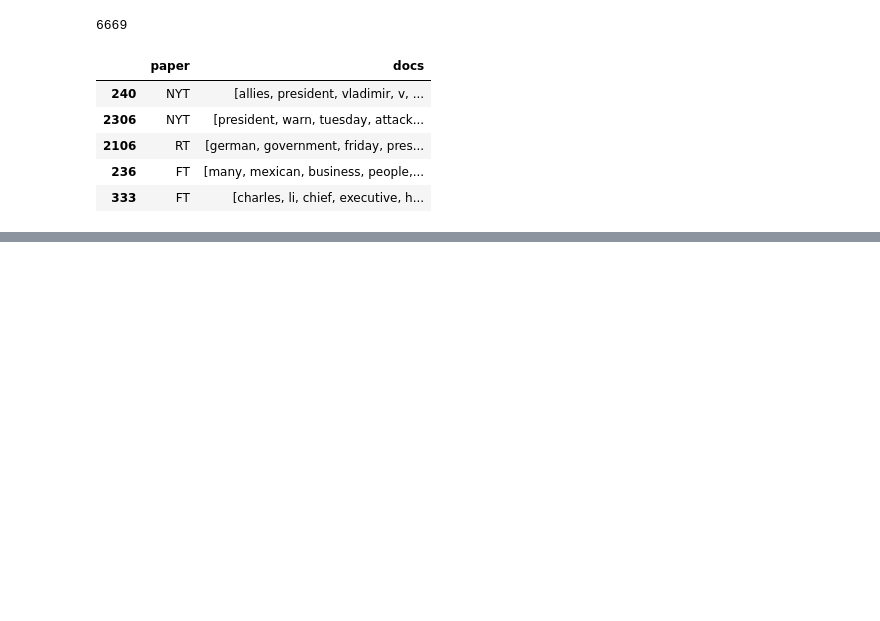
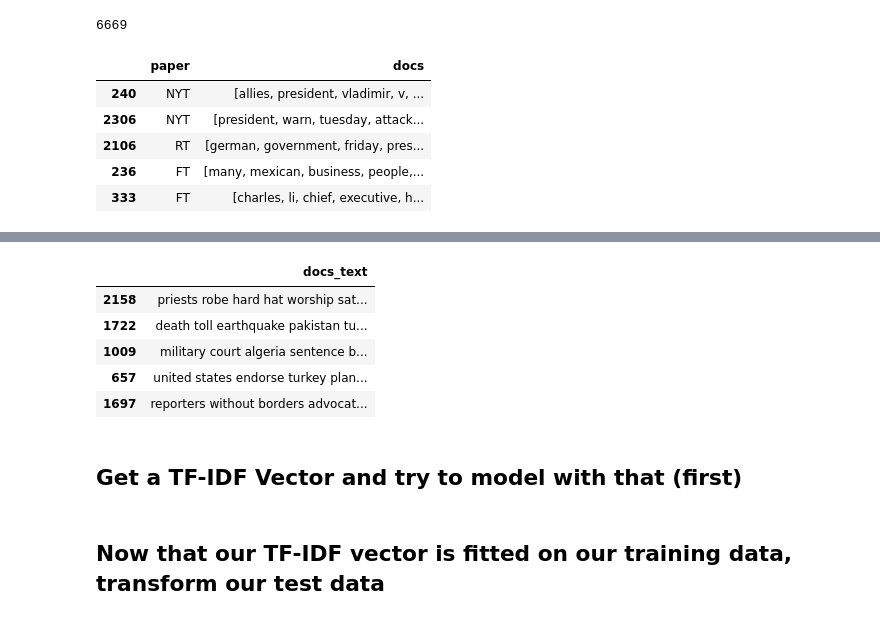
Before and after one commit to markabrennan/nlp_news_classifier, a Jupyter notebook: modeling.ipynb, the cells around one changed output, grey strips where cells are left out. Cells and saved outputs as stored; diff of their text form; code cells hidden in the pictures; blank space fills up the shorter version.

Commit message:
made some progress on modeling, so saving work.

```diff
--- a/modeling.ipynb
+++ b/modeling.ipynb
@@ -123,0 +157,11 @@ news_df.head()
+# %%
+X_train.head()
+# %% [output]
+|  | docs_text |
+| 2158 | priests robe hard hat worship sat... |
+| 1722 | death toll earthquake pakistan tu... |
+| 1009 | military court algeria sentence b... |
+| 657 | united states endorse turkey plan... |
+| 1697 | reporters without borders advocat... |
+# %% [markdown]
+## Get a TF-IDF Vector and try to model with that (first)
@@ -123,0 +172,2 @@ news_df.head()
+# %% [markdown]
+## Now that our TF-IDF vector is fitted on our training data, transform our test data
```
Also changed, not shown: parts of 47 cells of this notebook, 1 other file.
